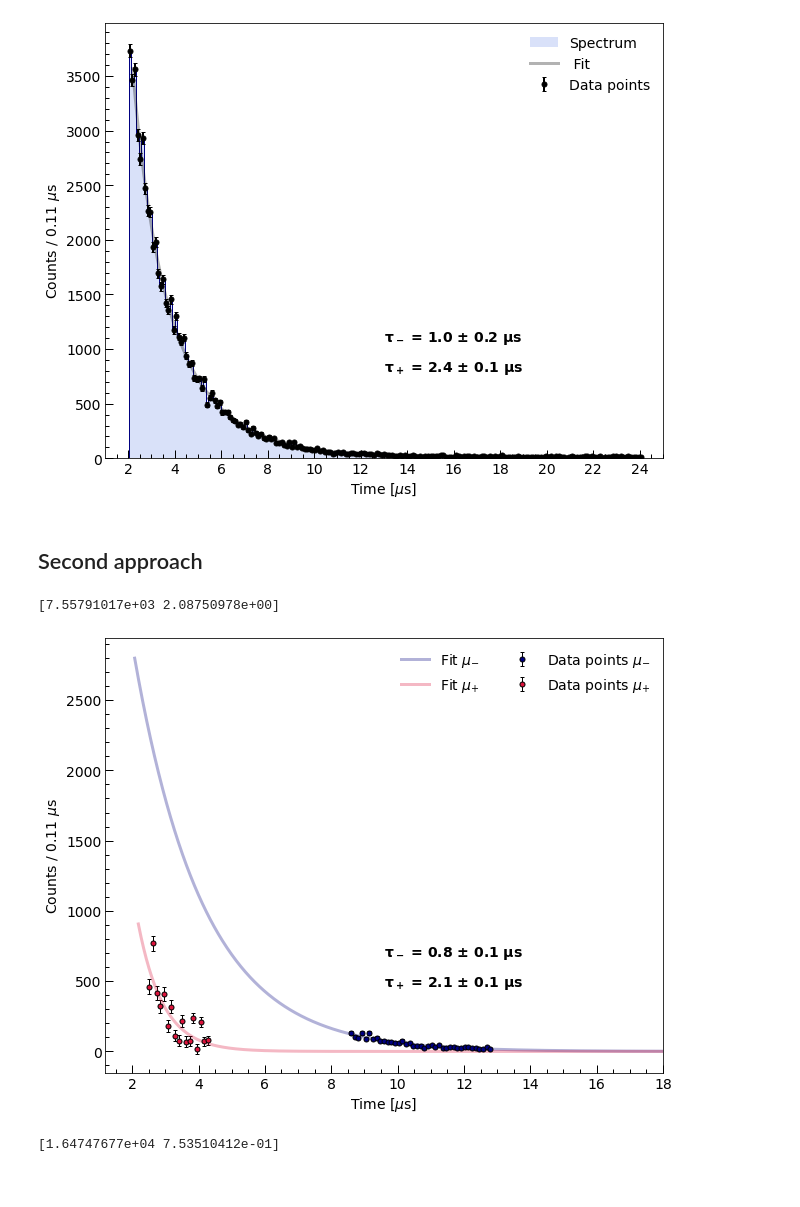
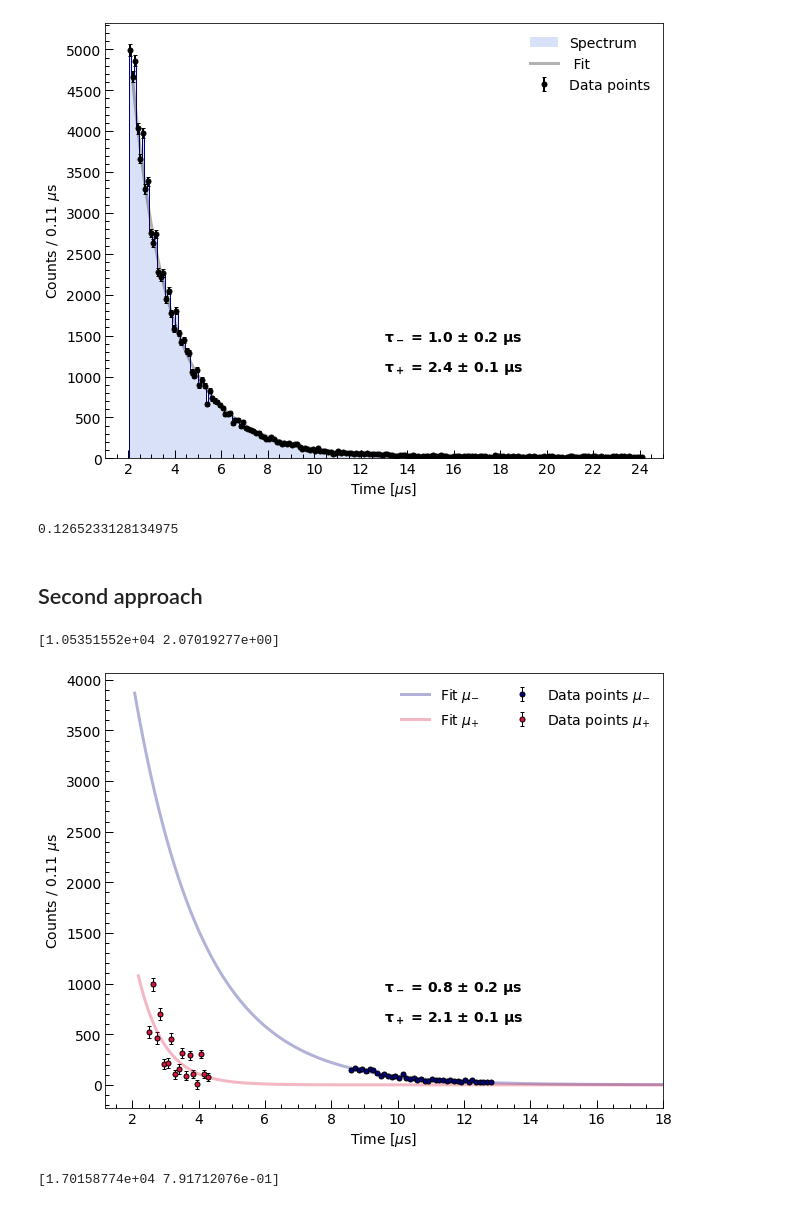
Before and after one commit to trRiccardo/MuonLifetime, a Jupyter notebook: spectra/analysis.ipynb, the cells around one changed output. Saved outputs shown, nothing was run; the diff lists cells and outputs as text; code cells hidden in the pictures.

```diff
--- a/spectra/analysis.ipynb
+++ b/spectra/analysis.ipynb
@@ -45,7 +45,10 @@ spectrum1 = a + b*events1['ch0'].array()
 events2 = ur.open("data/spectrum20220524.root:pjmca")
 spectrum2 = a + b*events2['ch0'].array()
 
-total = np.concatenate((spectrum1,spectrum2))
+events3 = ur.open("data/spectrum20220530.root:pjmca")
+spectrum3 = a + b*events3['ch0'].array()
+
+total = np.concatenate((spectrum1,spectrum2,spectrum3))
 total = total[total > 2.]
 
 # create plot
@@ -76,34 +79,41 @@ _, _, err_p, err_m,_  = np.sqrt(np.diag(cov))
 
 # create array to plot fit results
 x_g = np.arange(x[1],20,0.02)
 
 # plot curve and data points
 ax.plot(x_g, exp(x_g, *par), color = 'black', ls='-', alpha=0.3, lw=3, label = ' Fit')
 
 # labels
 ax.set_xlabel("Time [$\mu$s]", fontsize=14)
 ax.set_ylabel("Counts / %1.2f $\mu$s" %binwidth, fontsize=14)
 
 # ticks
 set_ticks(ax, 2, 500)
 
 # limits
 ax.set_xlim(1,25)
 
 # legend
 ax.legend(loc="upper right", frameon=False, fontsize=14)
 
 ax.text(0.5,0.27, '$\\mathbf{\\tau_-}$ = %1.1f $\\mathbf{\\pm}$ %1.1f $\\mathbf{\\mu}$s ' % (tau_m,err_m),
         fontweight = 'bold',fontsize = 14,  transform=ax.transAxes)
 ax.text(0.5,0.2, '$\\mathbf{\\tau_+}$ = %1.1f $\\mathbf{\\pm}$ %1.1f $\\mathbf{\\mu}$s ' % (tau_p,err_p),
         fontweight = 'bold',fontsize = 14,  transform=ax.transAxes)
 
 
 # show and save
 fig.savefig('spectrum_fit.pdf', dpi = 200)
 plt.show()
 # %% [output]
-[figure, old version]
+[figure, new version]
+# %%
+total_events = len(total)
+total_time = (194.*3600 + 56.*60)
+rate = total_events/total_time
+print(rate)
+# %% [output]
+0.1265233128134975
 # %% [markdown]
 ## Second approach
 # %%
@@ -191,6 +201,6 @@ fig.savefig('spectrum_fit2.pdf',dpi=200)
 plt.show()
 print(par)
 # %% [output]
-[7.55791017e+03 2.08750978e+00]
+[1.05351552e+04 2.07019277e+00]
-[figure, old version]
+[figure, new version]
-[1.64747677e+04 7.53510412e-01]
+[1.70158774e+04 7.91712076e-01]
```
Also changed, not shown: 4 other files.
